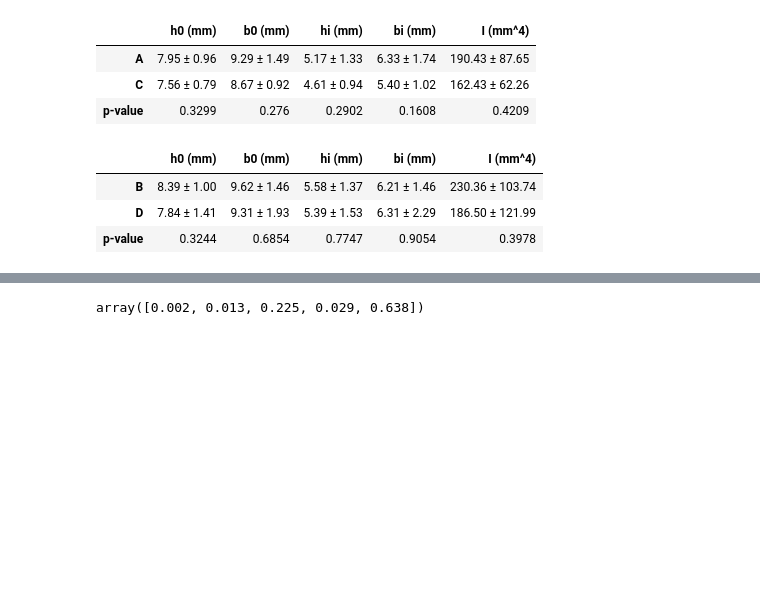
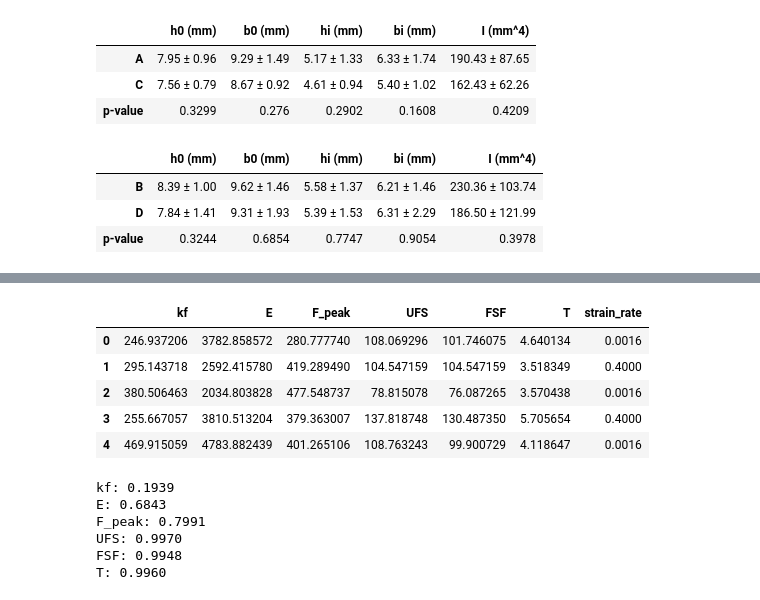
Before and after one commit to Kabilan108/drexel-coursework, a Jupyter notebook: bmes301/lab4/Data Analysis.ipynb, the cells around one changed output, grey strips where cells are left out. Cells and saved outputs as stored; diff of their text form; code cells hidden in the pictures; blank space fills up the shorter version.

```diff
--- a/bmes301/lab4/Data Analysis.ipynb
+++ b/bmes301/lab4/Data Analysis.ipynb
@@ -352,13 +246,35 @@ pd.DataFrame(out).T
-# %%
-# Perform ttest
-res = res.drop(columns=['team'])
-# %%
-ttest = stats.ttest_ind(
-    res.query('strain_group == "A"').drop(columns=['strain_group']),
-    res.query('strain_group == "B"').drop(columns=['strain_group'])
-)
-
-# pd.DataFrame(ttest.pvalue, columns=res.columns[:-1])
-ttest.pvalue.round(3)
-# %% [output]
-array([0.002, 0.013, 0.225, 0.029, 0.638])
+# %%
+# Concatenate results
+results = pd.concat(res)
+
+# Assign strain rate
+results['strain_rate'] = results['strain_group'].map({
+    'A': 0.0016, 'B': 0.40, 'C': 0.0016, 'D': 0.40
+})
+results.drop(columns=['team', 'strain_group'], inplace=True)
+
+results.head()
+# %% [output]
+|  | kf | E | F_peak | UFS | FSF | T | strain_rate |
+| 0 | 246.937206 | 3782.858572 | 280.777740 | 108.069296 | 101.746075 | 4.640134 | 0.0016 |
+| 1 | 295.143718 | 2592.415780 | 419.289490 | 104.547159 | 104.547159 | 3.518349 | 0.4000 |
+| 2 | 380.506463 | 2034.803828 | 477.548737 | 78.815078 | 76.087265 | 3.570438 | 0.0016 |
+| 3 | 255.667057 | 3810.513204 | 379.363007 | 137.818748 | 130.487350 | 5.705654 | 0.4000 |
+| 4 | 469.915059 | 4783.882439 | 401.265106 | 108.763243 | 99.900729 | 4.118647 | 0.0016 |
+# %%
+# Run some f-tests
+f_pvals = []
+for var in results.columns[:-1]:
+    x = results.loc[results['strain_rate'] == 0.0016, var]
+    y = results.loc[results['strain_rate'] == 0.40, var]
+    p = round(f_test(x, y), 4)
+
+    print(f"{var}: {p:.4f}")
+    f_pvals.append(p)
+# %% [output]
+kf: 0.1939
+E: 0.6843
+F_peak: 0.7991
+UFS: 0.9970
+FSF: 0.9948
+T: 0.9960
```
Also changed, not shown: parts of 9 cells of this notebook, 3 other files.
